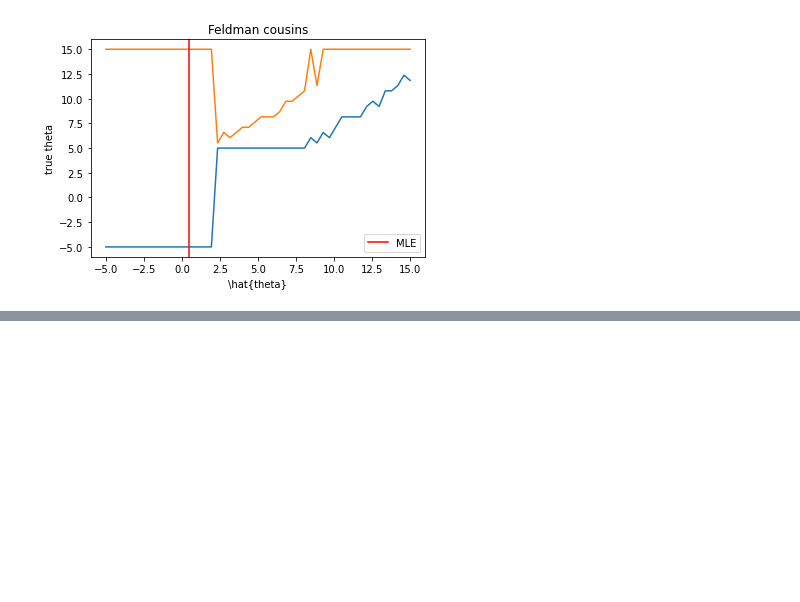
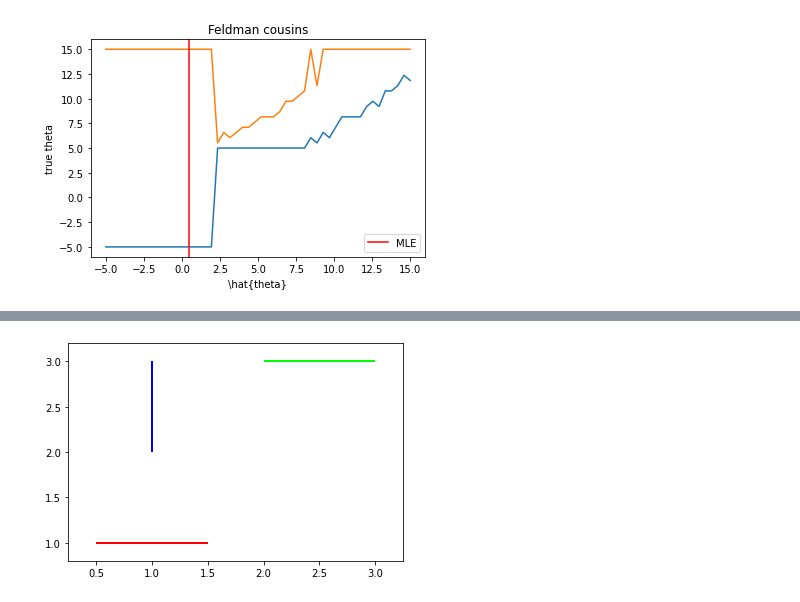
Before and after one commit to vischia/statex, a Jupyter notebook: feldman_cousins.ipynb, the cells around one changed output, grey strips where cells are left out. Cells and saved outputs as stored; diff of their text form; code cells hidden in the pictures; blank space fills up the shorter version.

```diff
--- a/feldman_cousins.ipynb
+++ b/feldman_cousins.ipynb
@@ -231,0 +276,15 @@ print(thetaIntervals)
+# %%
+import numpy as np
+import pylab as pl
+from matplotlib import collections  as mc
+
+lines = [[(0.5, 1), (1.5, 1)], [(2, 3), (3, 3)], [(1, 2), (1, 3)]]
+c = np.array([(1, 0, 0, 1), (0, 1, 0, 1), (0, 0, 1, 1)])
+
+lc = mc.LineCollection(lines, colors=c, linewidths=2)
+fig, ax = pl.subplots()
+ax.add_collection(lc)
+ax.autoscale()
+ax.margins(0.1)
+# %% [output]
+[figure, added]
```
Also changed, not shown: parts of 9 cells of this notebook.
